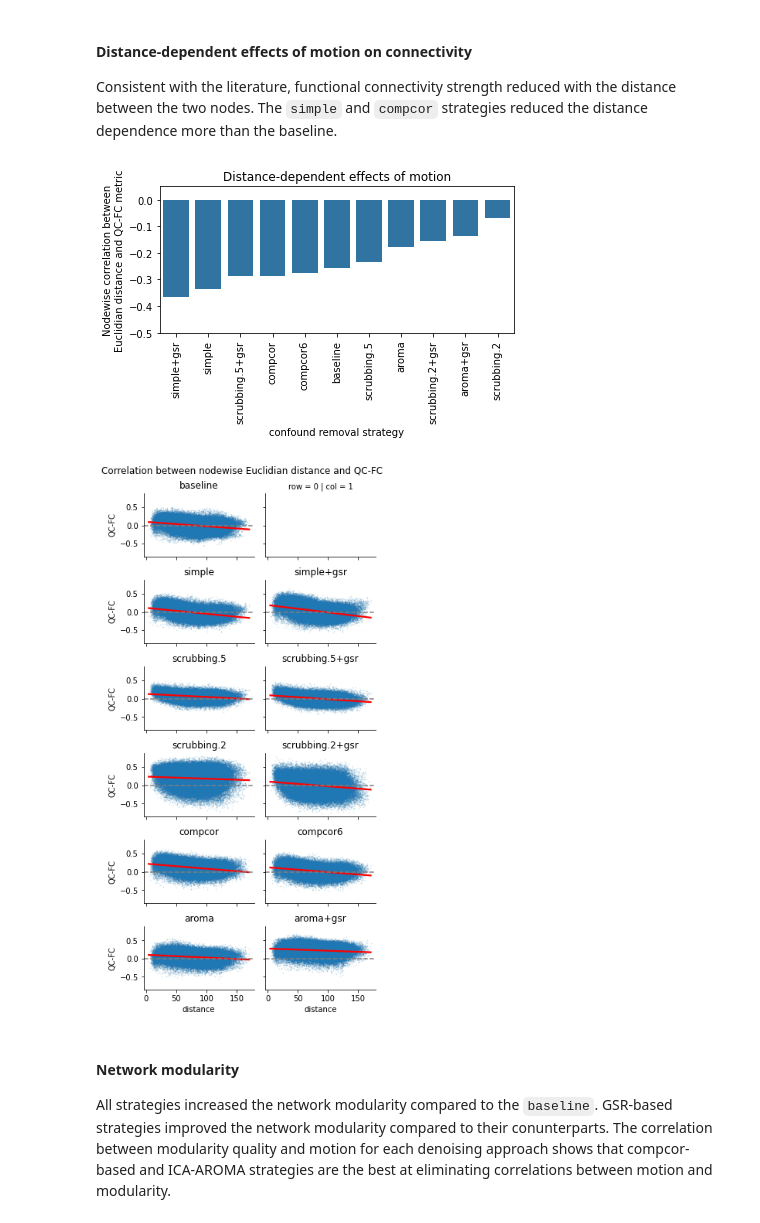
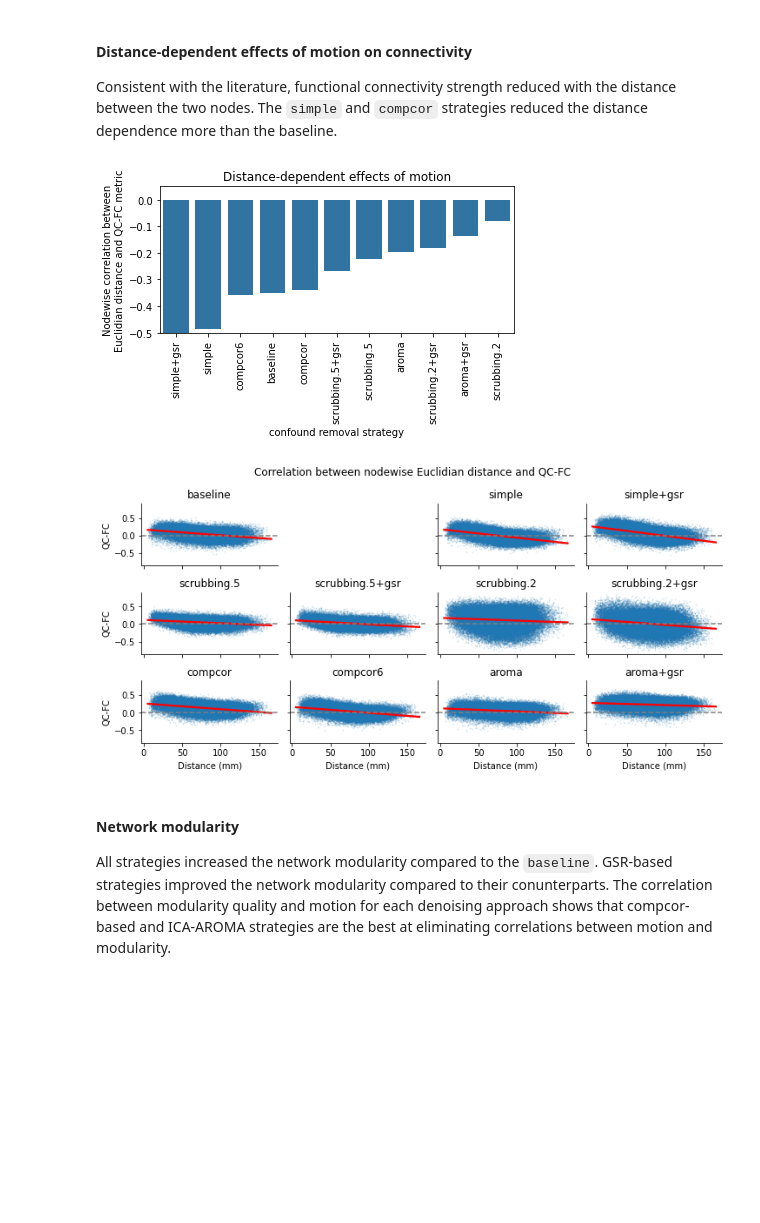
Before and after one commit to SIMEXP/fmriprep-denoise-benchmark, a Jupyter notebook: content/ohbm2022abstract.ipynb, the cells around one changed output. Cells and saved outputs as stored; diff of their text form; code cells hidden in the pictures; blank space fills up the shorter version.

```diff
--- a/content/ohbm2022abstract.ipynb
+++ b/content/ohbm2022abstract.ipynb
@@ -21,6 +17,6 @@ file_network = "metrics/dataset-ds000228_atlas-gordon333_nroi-333_modularity.tsv
 file_dataset = "dataset-ds000228/dataset-ds000228_desc-movement_phenotype.tsv"
 # %%
-pairwise_distance = pd.read_csv(path_root / file_dist, sep='\t')
+pairwise_distance = get_atlas_pairwise_distance(atlas_name, dimension)
 movement = pd.read_csv(path_root / file_dataset, sep='\t', index_col=0, header=0, encoding='utf8')
 qcfc = pd.read_csv(path_root / file_qcfc, sep='\t', index_col=0)
 modularity = pd.read_csv(path_root / file_network, sep='\t', index_col=0)
@@ -141,16 +135,16 @@ long_qcfc.columns = ["Strategy", "qcfc"]
 
 new_loc = {
     'baseline': {'row': 0, 'col': 0},
-    'simple': {'row': 1, 'col': 0},
-    'simple+gsr': {'row': 1, 'col': 1},
-    'scrubbing.5': {'row': 2, 'col': 0},
-    'scrubbing.5+gsr': {'row': 2, 'col': 1},
-    'scrubbing.2': {'row': 3, 'col': 0},
-    'scrubbing.2+gsr': {'row': 3, 'col': 1},
-    'compcor': {'row': 4, 'col': 0},
-    'compcor6': {'row': 4, 'col': 1},
-    'aroma': {'row': 5, 'col': 0},
-    'aroma+gsr': {'row': 5, 'col': 1},
+    'simple': {'row': 0, 'col': 2},
+    'simple+gsr': {'row': 0, 'col': 3},
+    'scrubbing.5': {'row': 1, 'col': 0},
+    'scrubbing.5+gsr': {'row': 1, 'col': 1},
+    'scrubbing.2': {'row': 1, 'col': 2},
+    'scrubbing.2+gsr': {'row': 1, 'col': 3},
+    'compcor': {'row': 2, 'col': 0},
+    'compcor6': {'row': 2, 'col': 1},
+    'aroma': {'row': 2, 'col': 2},
+    'aroma+gsr': {'row': 2, 'col': 3},
 }
 long_qcfc["row"] = long_qcfc.Strategy
 long_qcfc["col"] = long_qcfc.Strategy
@@ -161,14 +155,14 @@ for name in new_loc:
 g = sns.displot(
     long_qcfc, x="qcfc", col="col", row="row", kind='kde', fill=True, height=1.5, aspect=2
 )
+g.fig.delaxes(g.axes[0, 1])
+
 g.set(ylabel="Density")
 g.map_dataframe(draw_absolute_median)
 for name, axis in new_loc.items():
-    axis_i = axis['row']
-    axis_j = axis['col']
-    g.facet_axis(axis_i, axis_j).set(title=name)
-    if axis_i == 5:
-        g.facet_axis(axis_i, axis_j).set(xlabel="Pearson\'s correlation: \nmean FD and\nconnectome edges")
+    g.facet_axis(axis['row'], axis['col']).set(title=name)
+    if axis['row'] == 2:
+        g.facet_axis(axis['row'], axis['col']).set(xlabel="Pearson\'s correlation: \nmean FD and\nconnectome edges")
 
 g.fig.subplots_adjust(top=0.9)
 g.fig.suptitle('Distribution of correlation between framewise distplacement and edge strength')
@@ -185,40 +179,39 @@ The `simple` and `compcor` strategies reduced the distance dependence more than
 # %%
 corr_distance, p_val = spearmanr(pairwise_distance.iloc[:, -1], metric_per_edge)
 
 corr_distance = pd.DataFrame(corr_distance[1:, 0], index=metric_per_edge.columns)
 long_qcfc['distance'] = np.tile(pairwise_distance.iloc[:, -1].values, 11)
 
 order = corr_distance.sort_values(0).index.tolist()
 
 ax = sns.barplot(data=corr_distance.T, ci=None, order=order, color=bar_color)
 ax.set_xticklabels(ax.get_xticklabels(), rotation=90)
 ax.set_title("Distance-dependent effects of motion")
 ax.set(ylim=(-0.5, 0.05))
 ax.set(ylabel="Nodewise correlation between\nEuclidian distance and QC-FC metric",
         xlabel="confound removal strategy")
 plt.tight_layout()
 # plt.savefig("corr_dist_qcfc_mean.png", dpi=300)
 
 g = sns.FacetGrid(long_qcfc, col="col", row="row", height=1.7, aspect=1.5)
 g.map(sns.regplot, 'distance', 'qcfc', fit_reg=True, ci=None,
       line_kws={'color': 'red'}, scatter_kws={'s': 0.5, 'alpha': 0.15,})
 g.refline(y=0)
+g.fig.delaxes(g.axes[0, 1])
 for name, axis in new_loc.items():
-    axis_i = axis['row']
-    axis_j = axis['col']
-    g.facet_axis(axis_i, axis_j).set(title=name)
-    if axis_i == 2:
-        g.facet_axis(axis_i, axis_j).set(xlabel="Distance (mm)")
-    if axis_j == 0:
-        g.facet_axis(axis_i, axis_j).set(ylabel="QC-FC")
+    g.facet_axis(axis['row'], axis['col']).set(title=name)
+    if axis['row'] == 2:
+        g.facet_axis(axis['row'], axis['col']).set(xlabel="Distance (mm)")
+    if axis['col'] == 0:
+        g.facet_axis(axis['row'], axis['col']).set(ylabel="QC-FC")
 
 g.fig.subplots_adjust(top=0.9)
 g.fig.suptitle('Correlation between nodewise Euclidian distance and QC-FC')
 plt.tight_layout()
 # plt.savefig("corr_dist_qcfc_dist.png", dpi=300)
 # %% [output]
-[figure, old version]
+[figure, new version]
-[figure, old version]
+[figure, new version]
 # %% [markdown]
 #### Network modularity
 
```
Also changed, not shown: parts of 5 cells of this notebook, 10 other files.
